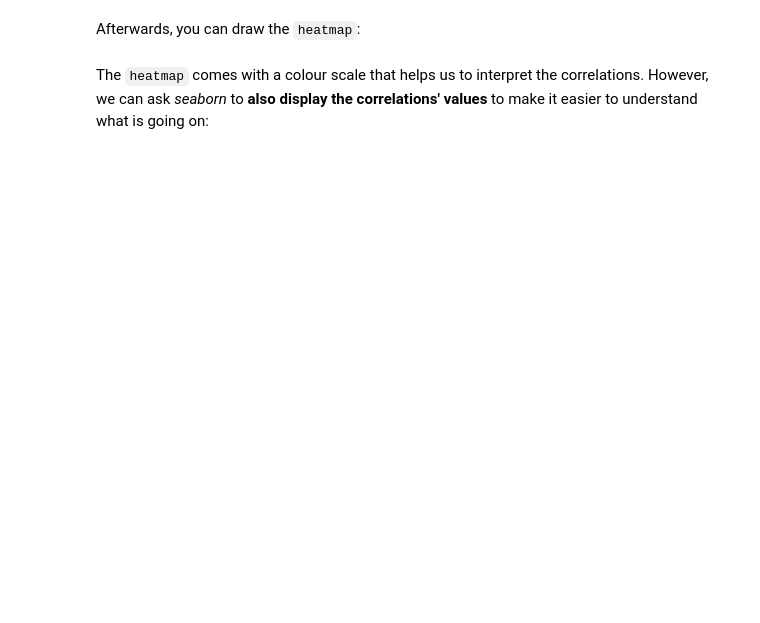
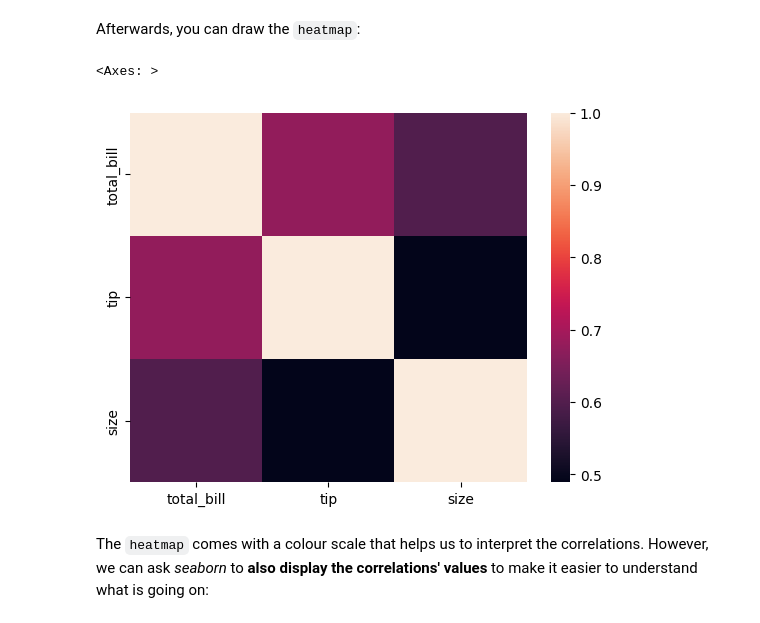
Before and after one commit to plajuan/ML_Study, a Jupyter notebook: DataExploration.ipynb, the cells around one changed output. Saved outputs shown, nothing was run; the diff lists cells and outputs as text; code cells hidden in the pictures; blank space fills up the shorter version.

```diff
--- a/DataExploration.ipynb
+++ b/DataExploration.ipynb
@@ -422,5 +429,5 @@ One of the most common types of matrix chart is `heatmap`. Let us take a closer
 To create a `heatmap` that displays correlations between variables, two steps are required. Firstly, you need to calculate the correlations (using the `corr ()` method from *pandas*):
 # %%
 #Challenge uncomment and fix lines below
-#corr = df.corr()
-#corr
+corr = df_tips[['total_bill', 'tip', 'size']].corr()
+corr
@@ -428,7 +440,10 @@ To create a `heatmap` that displays correlations between variables, two steps ar
 Afterwards, you can draw the `heatmap`:
 # %%
 #Challenge uncomment and fix line below
-#sns.heatmap(corr)
+sns.heatmap(corr)
+# %% [output]
+<Axes: >
+[figure, added]
 # %% [markdown]
 The `heatmap` comes with a colour scale that helps us to interpret the correlations. However, we can ask *seaborn* to **also display the correlations' values** to make it easier to understand what is going on:
 # %%
```
Also changed, not shown: parts of 16 cells of this notebook.
